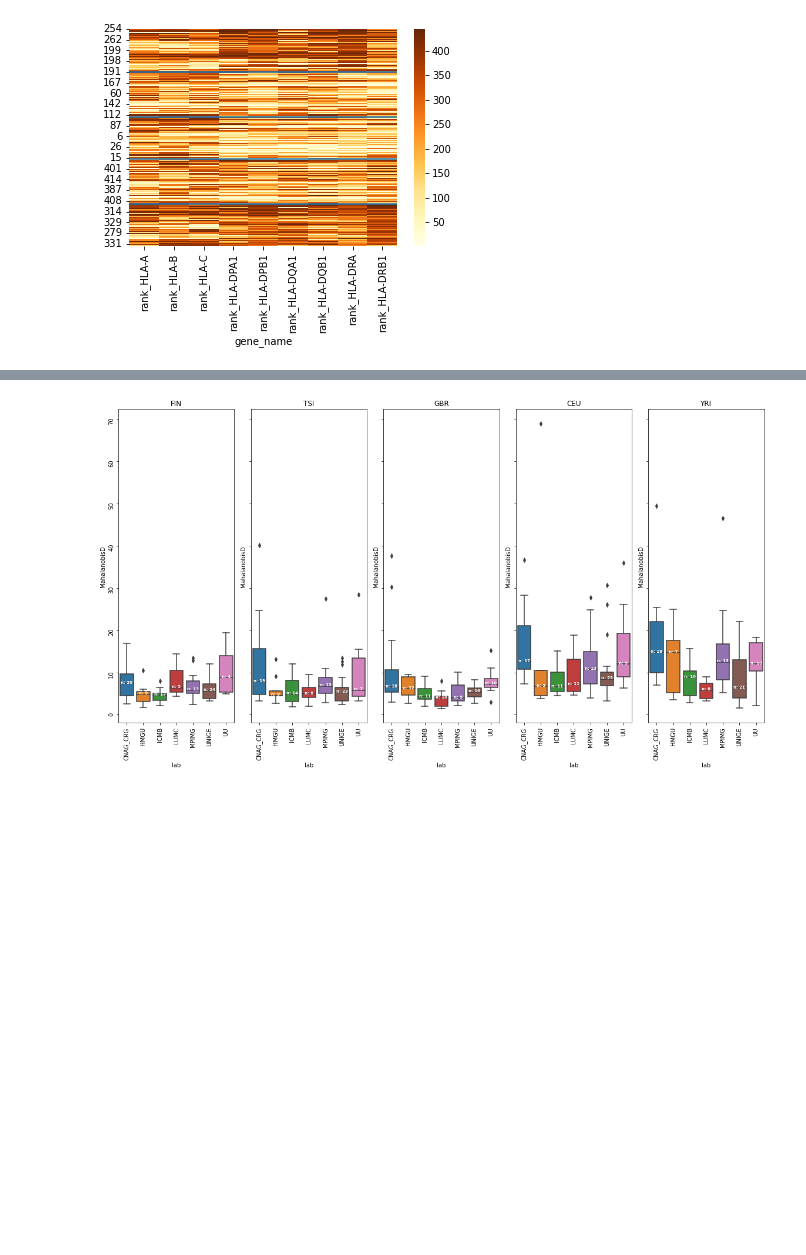
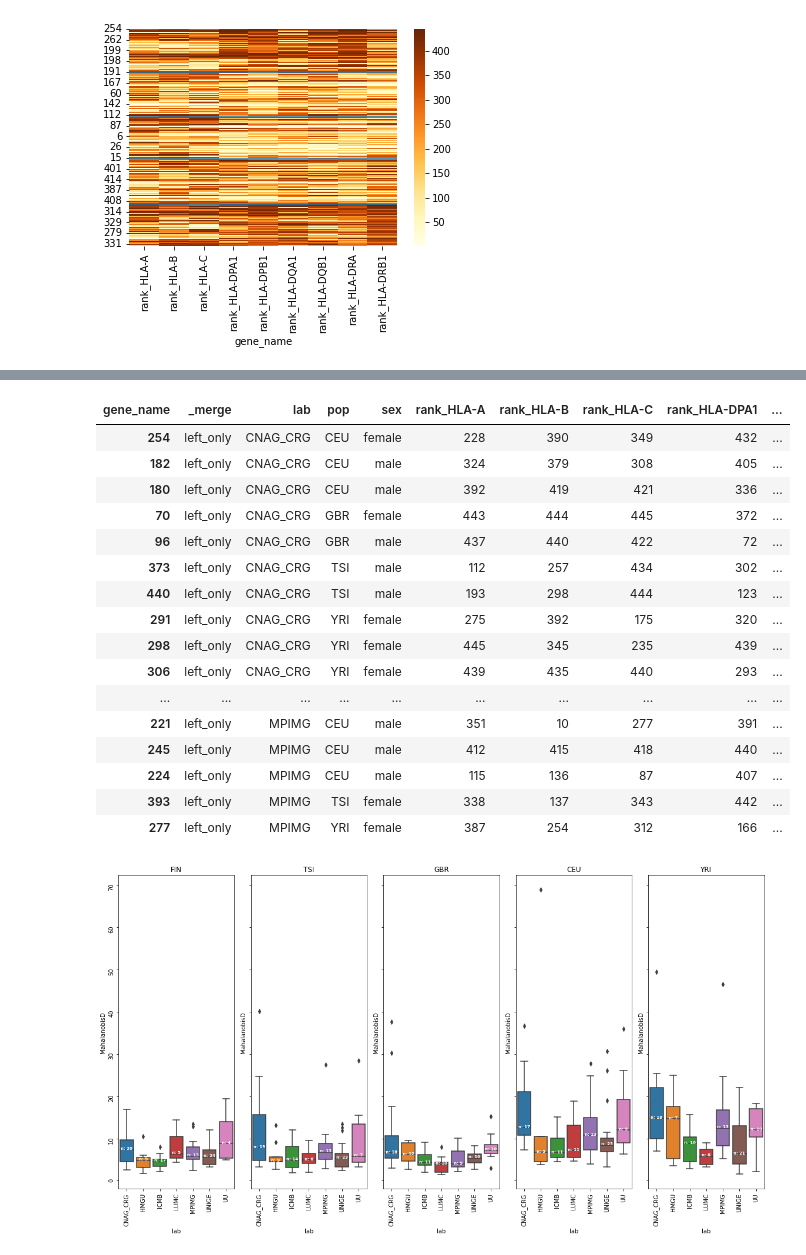
Before and after one commit to lucranders/heritability, a Jupyter notebook: notebooks/matrixAnalysis/buildMatrices.ipynb, the cells around one changed output, grey strips where cells are left out. Drawn from its saved outputs; the diff is of its cells as text; code cells hidden in the pictures; blank space fills up the shorter version.

```diff
--- a/notebooks/matrixAnalysis/buildMatrices.ipynb
+++ b/notebooks/matrixAnalysis/buildMatrices.ipynb
@@ -281,5 +279,6 @@ ax.hlines(args_.indexes_.values[:-1], *ax.get_xlim())
 # %%
 list_ = ['_merge','lab','pop','sex']
 [list_.append(x) for x in columnsRank]
-checkDrop2H.sort_values(['_merge','lab','pop','sex'])[list_].style.background_gradient(cmap = 'YlOrBr', axis = 0)
+tab_ = checkDrop2H.sort_values(['_merge','lab','pop','sex'])[list_].head(20).style.background_gradient(cmap = 'YlOrBr', axis = 0)
+tab_
 # %% [output]
@@ -287,3 +285,20 @@ checkDrop2H.sort_values(['_merge','lab','pop','sex'])[list_].style.background_gr
+| gene_name | _merge | lab | pop | sex | rank_HLA-A | rank_HLA-B | rank_HLA-C | rank_HLA-DPA1 | ... |
+| 254 | left_only | CNAG_CRG | CEU | female | 228 | 390 | 349 | 432 | ... |
+| 182 | left_only | CNAG_CRG | CEU | male | 324 | 379 | 308 | 405 | ... |
+| 180 | left_only | CNAG_CRG | CEU | male | 392 | 419 | 421 | 336 | ... |
+| 70 | left_only | CNAG_CRG | GBR | female | 443 | 444 | 445 | 372 | ... |
+| 96 | left_only | CNAG_CRG | GBR | male | 437 | 440 | 422 | 72 | ... |
+| 373 | left_only | CNAG_CRG | TSI | male | 112 | 257 | 434 | 302 | ... |
+| 440 | left_only | CNAG_CRG | TSI | male | 193 | 298 | 444 | 123 | ... |
+| 291 | left_only | CNAG_CRG | YRI | female | 275 | 392 | 175 | 320 | ... |
+| 298 | left_only | CNAG_CRG | YRI | female | 445 | 345 | 235 | 439 | ... |
+| 306 | left_only | CNAG_CRG | YRI | female | 439 | 435 | 440 | 293 | ... |
+| ... | ... | ... | ... | ... | ... | ... | ... | ... | ... |
+| 221 | left_only | MPIMG | CEU | male | 351 | 10 | 277 | 391 | ... |
+| 245 | left_only | MPIMG | CEU | male | 412 | 415 | 418 | 440 | ... |
+| 224 | left_only | MPIMG | CEU | male | 115 | 136 | 87 | 407 | ... |
+| 393 | left_only | MPIMG | TSI | female | 338 | 137 | 343 | 442 | ... |
+| 277 | left_only | MPIMG | YRI | female | 387 | 254 | 312 | 166 | ... |
 # %%
 def bxPlt(ax_, pop_, dfRef_):
     df_ = dfRef_.loc[dfRef_['pop'] == pop_].sort_values(['lab'])
```
Also changed, not shown: parts of 21 cells of this notebook.
